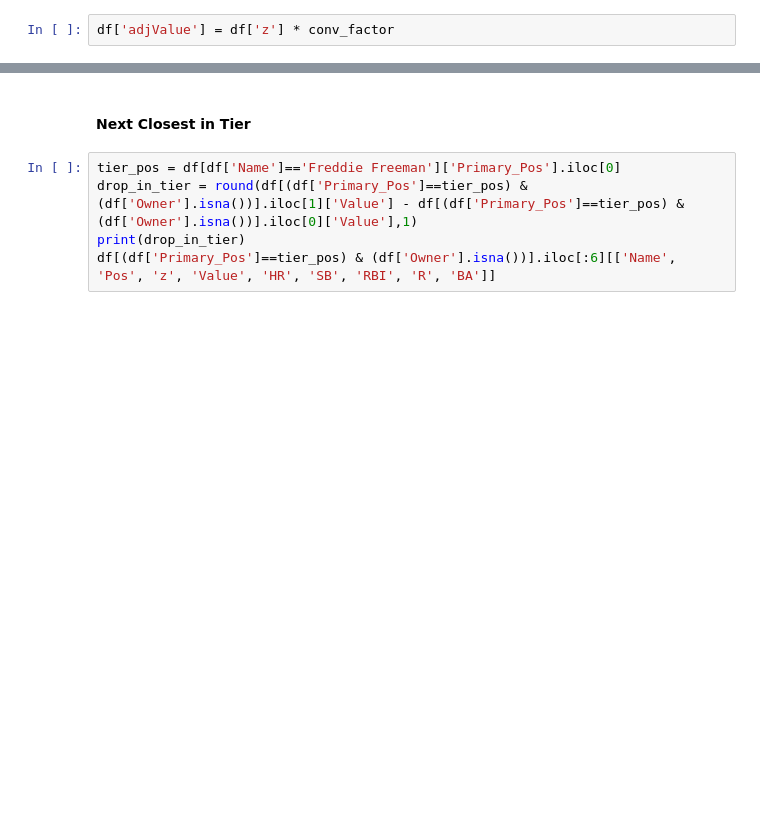
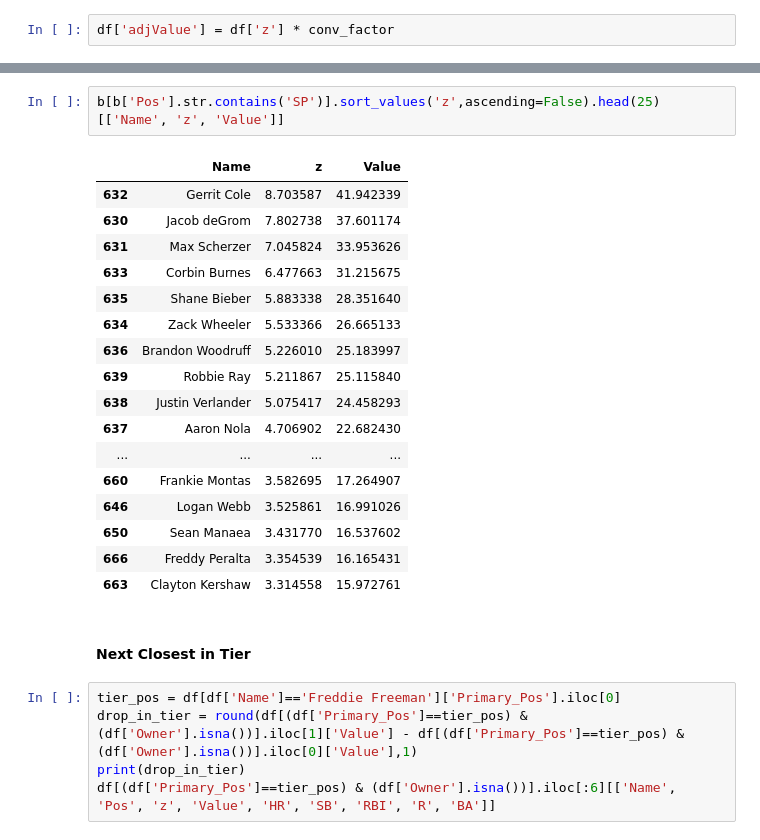
Before and after one commit to haueter19/baseball, a Jupyter notebook: Fantasy Work.ipynb, the cells around one changed output, grey strips where cells are left out. Cells and saved outputs as stored; diff of their text form; blank space fills up the shorter version.

```diff
--- a/Fantasy Work.ipynb
+++ b/Fantasy Work.ipynb
@@ -424,3 +420,23 @@ fig.add_trace(
+# %%
+b[b['Pos'].str.contains('SP')].sort_values('z',ascending=False).head(25)[['Name', 'z', 'Value']]
+# %% [output]
+|  | Name | z | Value |
+| 632 | Gerrit Cole | 8.703587 | 41.942339 |
+| 630 | Jacob deGrom | 7.802738 | 37.601174 |
+| 631 | Max Scherzer | 7.045824 | 33.953626 |
+| 633 | Corbin Burnes | 6.477663 | 31.215675 |
+| 635 | Shane Bieber | 5.883338 | 28.351640 |
+| 634 | Zack Wheeler | 5.533366 | 26.665133 |
+| 636 | Brandon Woodruff | 5.226010 | 25.183997 |
+| 639 | Robbie Ray | 5.211867 | 25.115840 |
+| 638 | Justin Verlander | 5.075417 | 24.458293 |
+| 637 | Aaron Nola | 4.706902 | 22.682430 |
+| ... | ... | ... | ... |
+| 660 | Frankie Montas | 3.582695 | 17.264907 |
+| 646 | Logan Webb | 3.525861 | 16.991026 |
+| 650 | Sean Manaea | 3.431770 | 16.537602 |
+| 666 | Freddy Peralta | 3.354539 | 16.165431 |
+| 663 | Clayton Kershaw | 3.314558 | 15.972761 |
 # %% [markdown]
 #### Next Closest in Tier
 # %%
```
Also changed, not shown: parts of 17 cells of this notebook, 12 other files.
